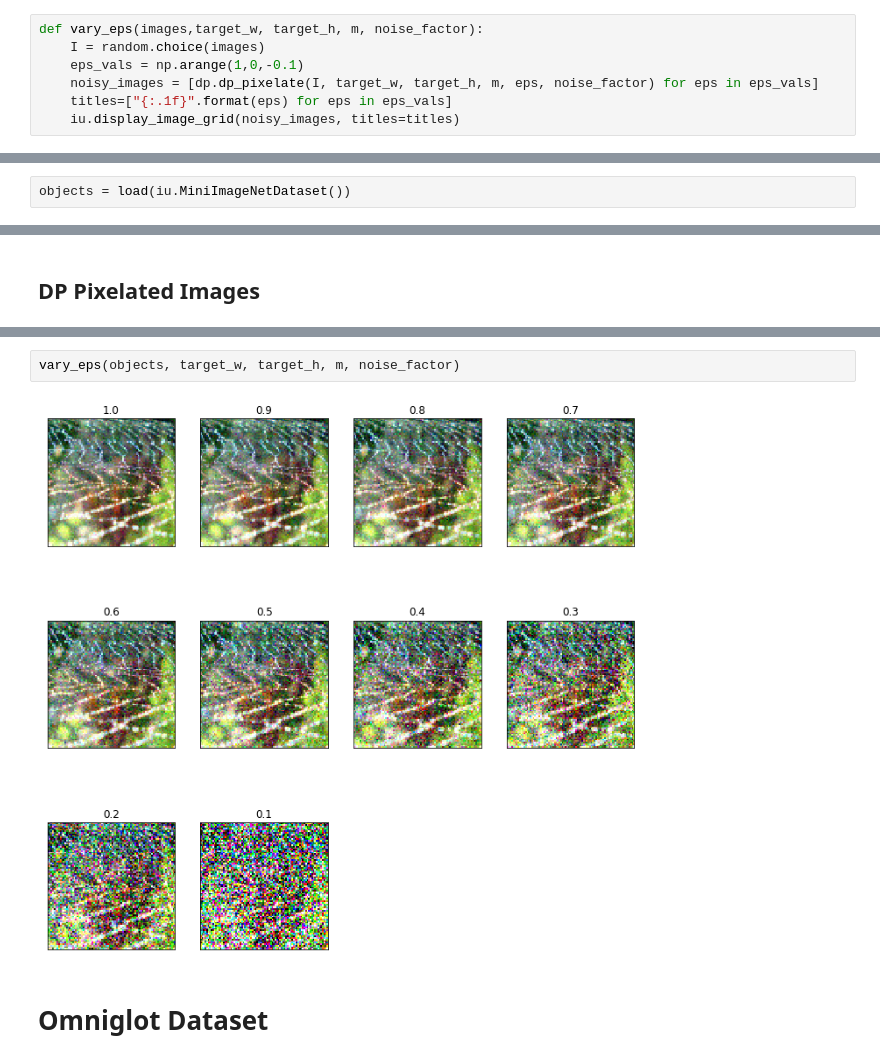
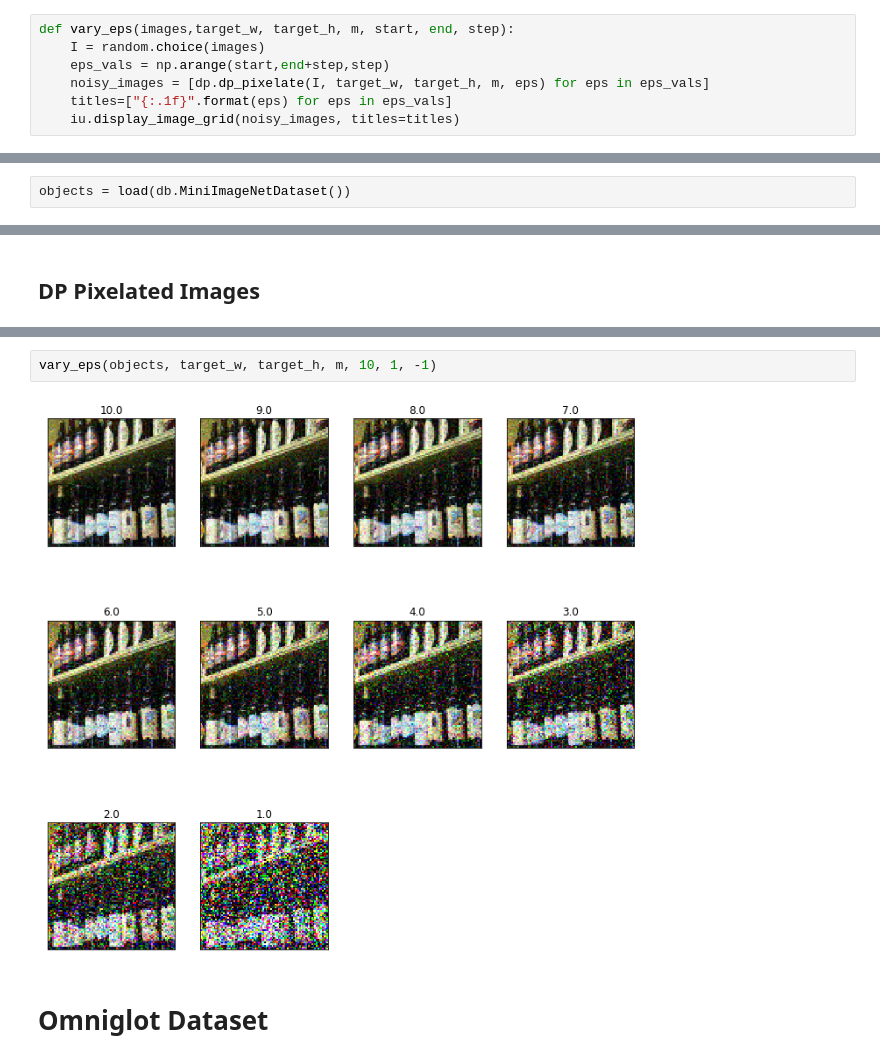
Before and after one commit to kkodoo/dp-pix, a Jupyter notebook: demo.ipynb, the cells around one changed output, grey strips where cells are left out. Drawn from its saved outputs; the diff is of its cells as text.

```diff
--- a/demo.ipynb
+++ b/demo.ipynb
@@ -16,9 +17,9 @@ def dp_pixelate_images(images, target_w, target_h, m, eps, noise_factor):
     iu.display_image_grid(noisy_images)
 # %%
-def vary_eps(images,target_w, target_h, m, noise_factor):
+def vary_eps(images,target_w, target_h, m, start, end, step):
     I = random.choice(images)
-    eps_vals = np.arange(1,0,-0.1)
-    noisy_images = [dp.dp_pixelate(I, target_w, target_h, m, eps, noise_factor) for eps in eps_vals]
+    eps_vals = np.arange(start,end+step,step)
+    noisy_images = [dp.dp_pixelate(I, target_w, target_h, m, eps) for eps in eps_vals]
     titles=["{:.1f}".format(eps) for eps in eps_vals]
     iu.display_image_grid(noisy_images, titles=titles)
 # %% [markdown]
@@ -50,5 +50,5 @@ vary_eps(faces, target_w, target_h, m, noise_factor)
 # %% [markdown]
 # ImageNet Dataset
 # %%
-objects = load(iu.MiniImageNetDataset())
+objects = load(db.MiniImageNetDataset())
 # %% [output]
@@ -72,7 +71,7 @@ dp_pixelate_images(objects, target_w, target_h, m, eps, noise_factor)
 # %%
-vary_eps(objects, target_w, target_h, m, noise_factor)
+vary_eps(objects, target_w, target_h, m, 10, 1, -1)
 # %% [output]
-[figure, old version]
+[figure, new version]
 # %% [markdown]
 # Omniglot Dataset
 # %%
```
Also changed, not shown: parts of 16 cells of this notebook, 3 other files.
